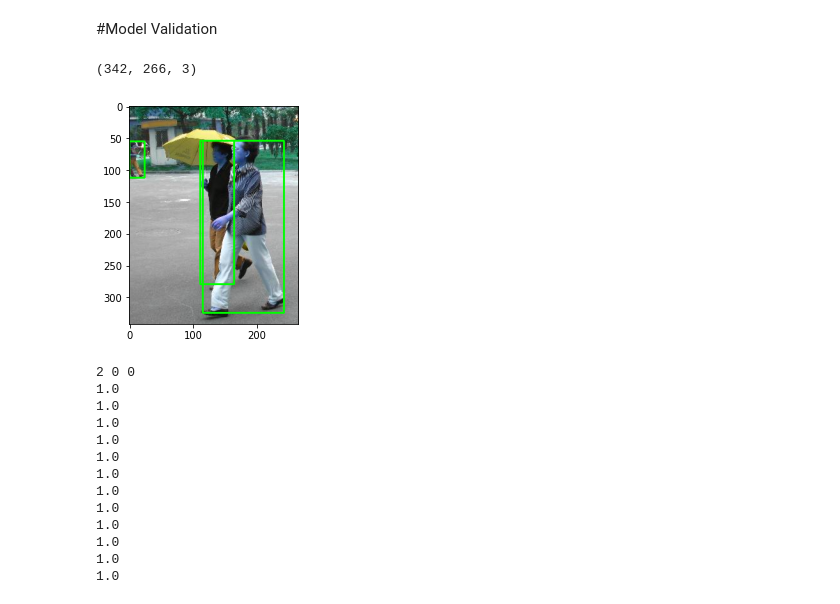
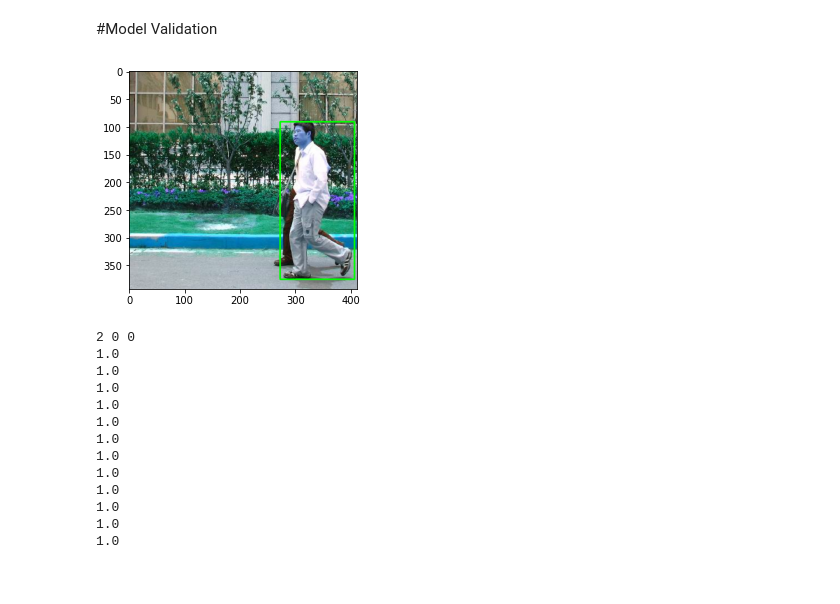
Before and after one commit to lephuocdat2000/Advanced-CV, a Jupyter notebook: FinalProject.ipynb, the cells around one changed output. Cells and saved outputs as stored; diff of their text form; code cells hidden in the pictures.

```diff
--- a/FinalProject.ipynb
+++ b/FinalProject.ipynb
@@ -343,16 +343,15 @@ else:
 # %% [markdown]
 #Model Validation
 # %%
-image = cv2.imread('/content/FudanPed00017.png')
+image = cv2.imread('/content/FudanPed00010.png')
 
 boxes = darknet_helper(image, width, height)
 for (xmin,ymin,xmax,ymax) in boxes:
     cv2.rectangle(image,(int(xmin),int(ymin)),(int(xmax),int(ymax)),(0,255,0),2)
 plt.imshow(image)
 plt.show()
 # %% [output]
-(342, 266, 3)
-[figure, old version]
+[figure, new version]
 # %%
 def Sort_Array(array):
   for i in range(0,len(array)-1):
```
Also changed, not shown: parts of 1 cell of this notebook.
